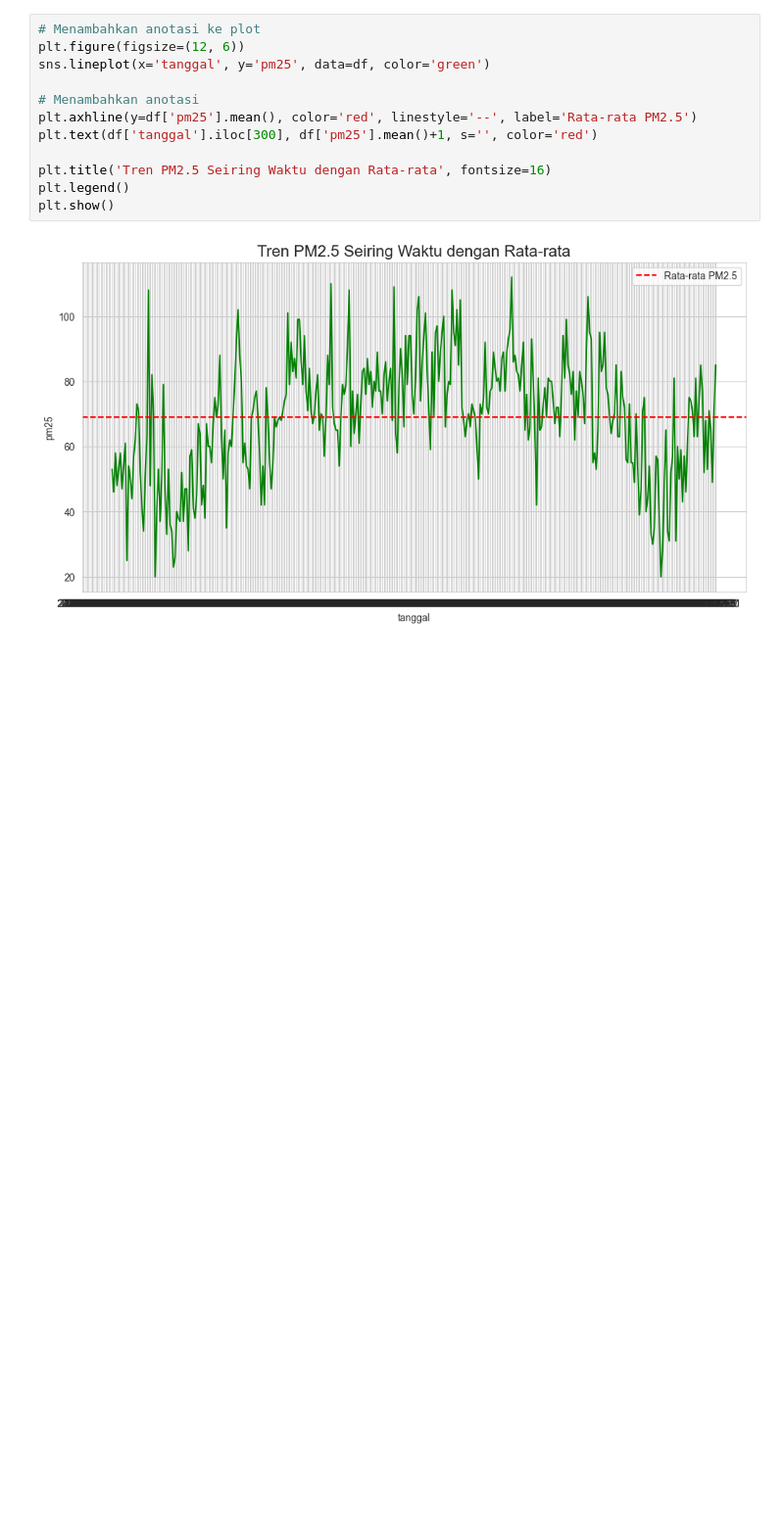
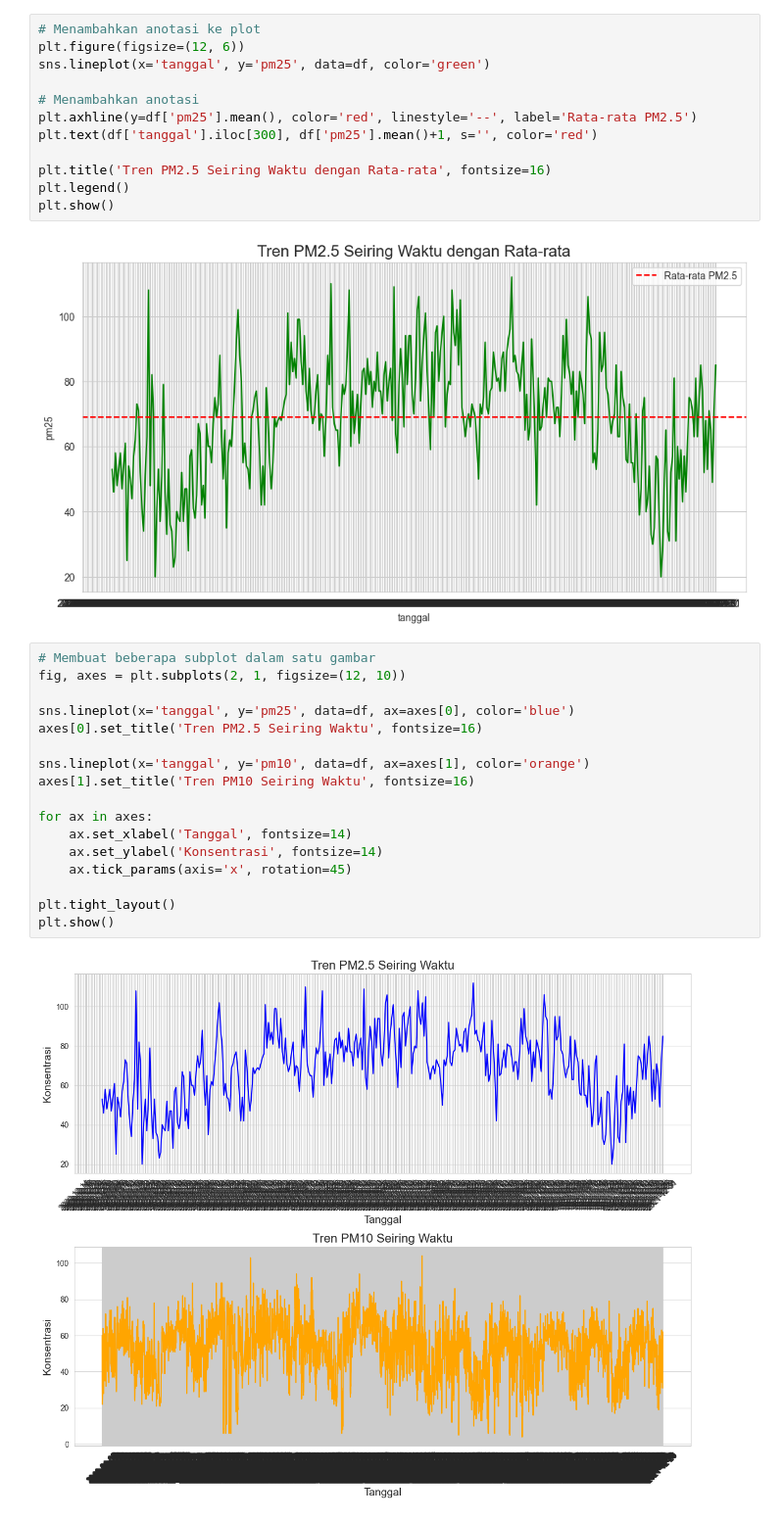
Before and after one commit to MukhlisMaulanaA/data-analytics-python, a Jupyter notebook: index.ipynb, the cells around one changed output. Shown at 98% size. Drawn from its saved outputs; the diff is of its cells as text; blank space fills up the shorter version.

Commit message:
update: merge 2 plot in single image

```diff
--- a/index.ipynb
+++ b/index.ipynb
@@ -207,3 +207,22 @@ plt.legend()
 plt.show()
 # %% [output]
 [figure]
+# %%
+# Membuat beberapa subplot dalam satu gambar
+fig, axes = plt.subplots(2, 1, figsize=(12, 10))
+
+sns.lineplot(x='tanggal', y='pm25', data=df, ax=axes[0], color='blue')
+axes[0].set_title('Tren PM2.5 Seiring Waktu', fontsize=16)
+
+sns.lineplot(x='tanggal', y='pm10', data=df, ax=axes[1], color='orange')
+axes[1].set_title('Tren PM10 Seiring Waktu', fontsize=16)
+
+for ax in axes:
+    ax.set_xlabel('Tanggal', fontsize=14)
+    ax.set_ylabel('Konsentrasi', fontsize=14)
+    ax.tick_params(axis='x', rotation=45)
+
+plt.tight_layout()
+plt.show()
+# %% [output]
+[figure, added]
```
